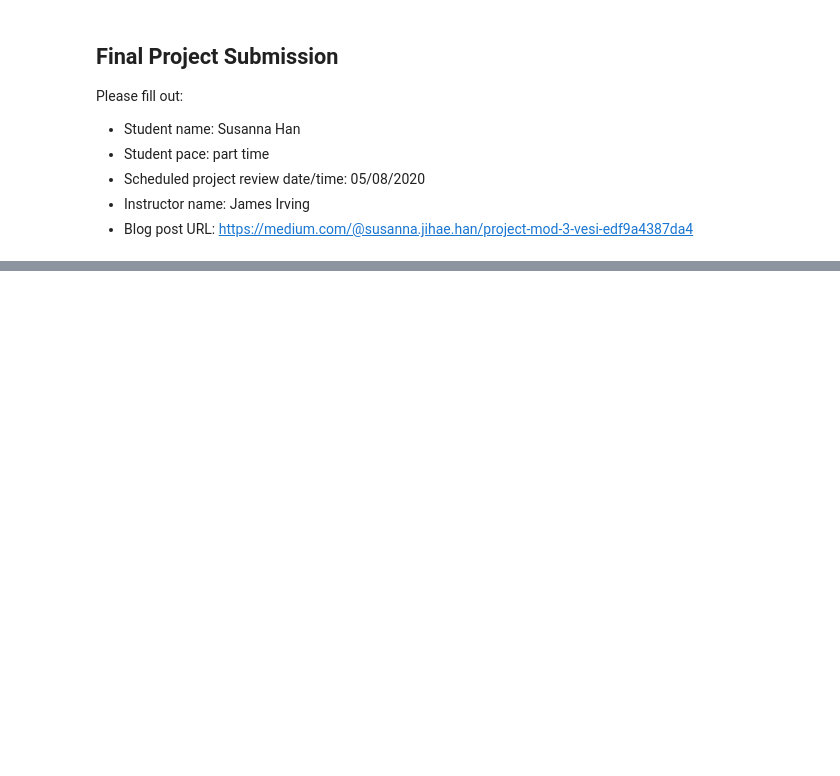
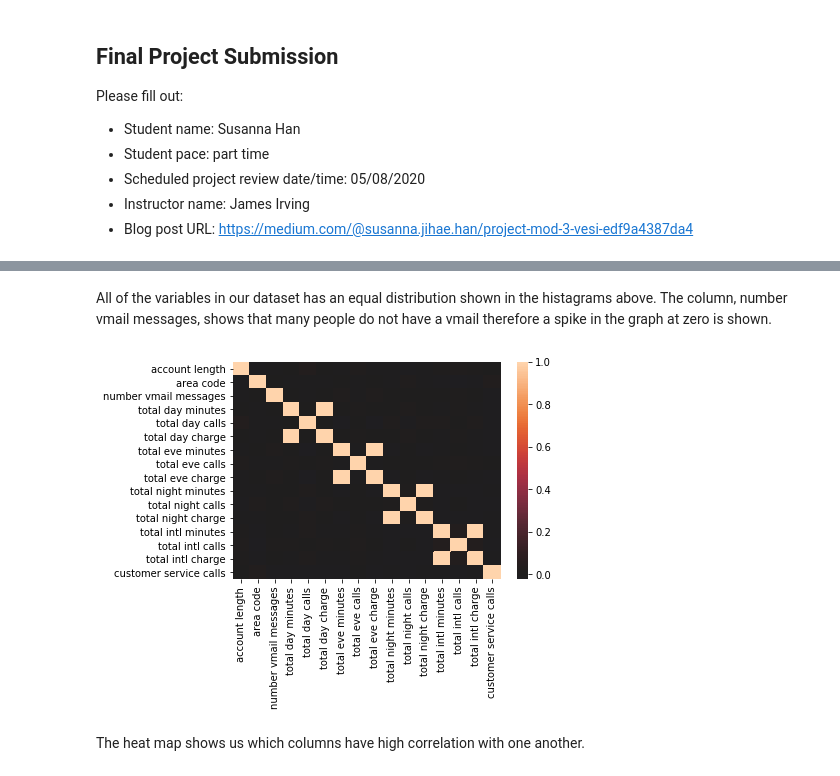
Before and after one commit to ohsusanna93/dsc-mod-3-project-v2-1-online-ds-pt-100719, a Jupyter notebook: student.ipynb, the cells around one changed output, grey strips where cells are left out. Cells and saved outputs as stored; diff of their text form; code cells hidden in the pictures; blank space fills up the shorter version.

```diff
--- a/student.ipynb
+++ b/student.ipynb
@@ -80,0 +241,9 @@ Name: churn, dtype: int64
+# %% [markdown]
+All of the variables in our dataset has an equal distribution shown in the histagrams above. The column, number vmail messages, shows that many people do not have a vmail therefore a spike in the graph at zero is shown.
+# %%
+import seaborn as sns
+sns.heatmap(feat.corr(), center=0);
+# %% [output]
+[figure, added]
+# %% [markdown]
+The heat map shows us which columns have high correlation with one another.
```
Also changed, not shown: parts of 54 cells of this notebook, 3 other files.
